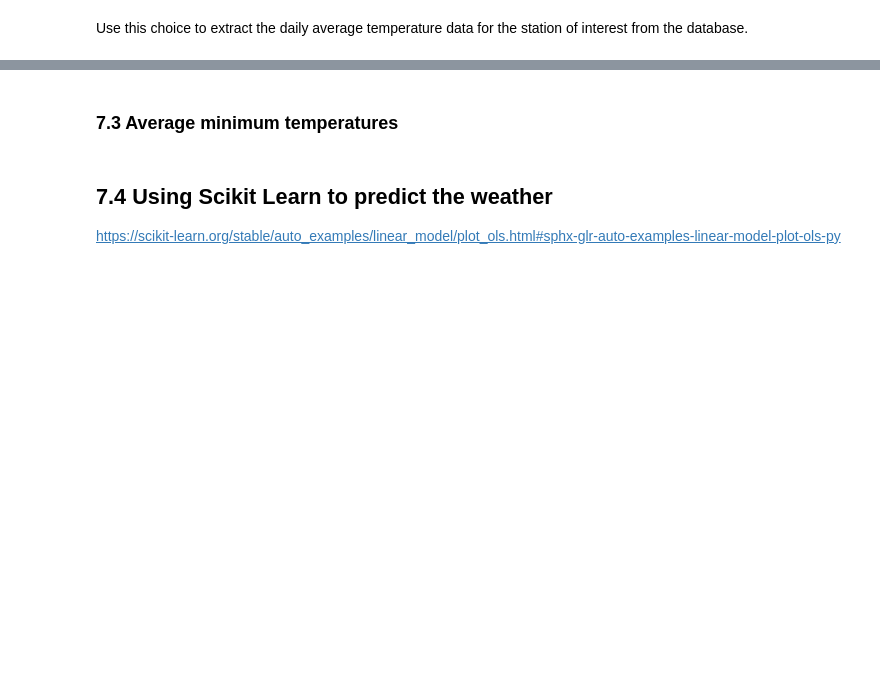
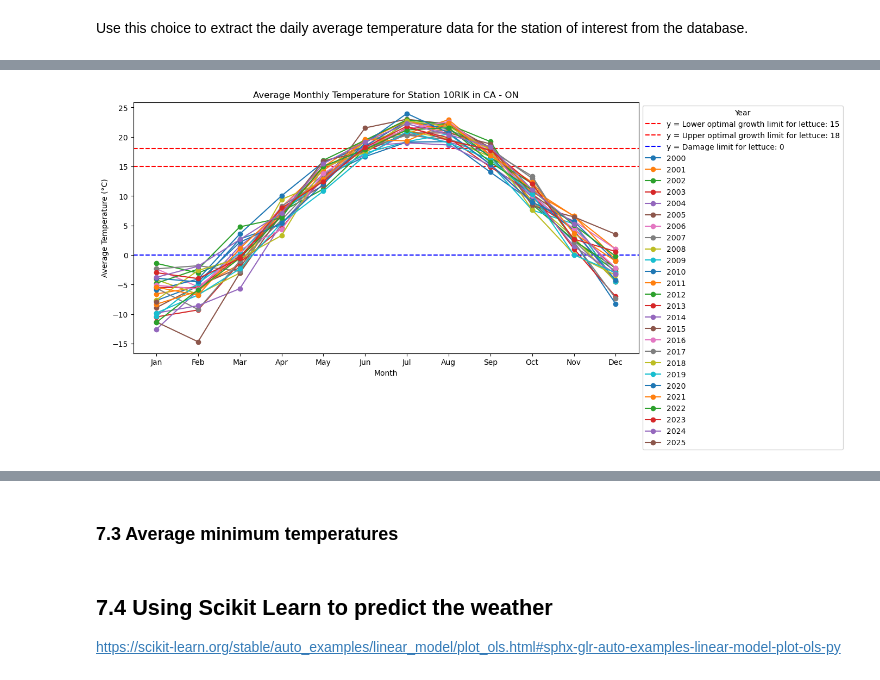
Before and after one commit to kknb1982/pfda, a Jupyter notebook: project/weather_suitability.ipynb, the cells around one changed output, grey strips where cells are left out. Saved outputs shown, nothing was run; the diff lists cells and outputs as text; code cells hidden in the pictures; blank space fills up the shorter version.

```diff
--- a/project/weather_suitability.ipynb
+++ b/project/weather_suitability.ipynb
@@ -671,0 +792,5 @@ finally:
+# %%
+lettuce_min = 0
+lettuce_max = 20
+lettuce_range_low = 15
+lettuce_range_high = 18
@@ -724,24 +869,29 @@ finally:
 # %%
 # Group by year and month, then calculate the average temperature for each month
 monthly_avg = df.groupby(["year", "month"])["avg_temp"].mean().reset_index()
 
 # Plot the data
 plt.figure(figsize=(12, 6))
 years = monthly_avg["year"].unique()
 
 # Draw a horizontal line at y_value
-plt.axhline(y=lettuce_range1, color='r', linestyle='--', label=f'y = Lower optimal growth limit for lettuce: {lettuce_range1}')
-plt.axhline(y=lettuce_range2, color='r', linestyle='--', label=f'y = Upper optimal growth limit for lettuce: {lettuce_range2}')
+plt.axhline(y=lettuce_range_low, color='r', linestyle='--', label=f'y = Lower optimal growth limit for lettuce: {lettuce_range_low}')
+plt.axhline(y=lettuce_range_high, color='r', linestyle='--', label=f'y = Upper optimal growth limit for lettuce: {lettuce_range_high}')
 plt.axhline(y=lettuce_min, color='b', linestyle='--', label=f'y = Damage limit for lettuce: {lettuce_min}')
+
+# Iterate over each year and plot the data
 for year in years:
     year_data = monthly_avg[monthly_avg["year"] == year]
     plt.plot(year_data["month"], year_data["avg_temp"], marker="o", label=str(year))
 
-
+# Label the chart
 plt.title(f"Average Monthly Temperature for Station {chosenstation} in {chosencountry} - {chosenregion}")
 plt.xlabel("Month")
 plt.ylabel("Average Temperature (°C)")
 plt.xticks(range(1, 13), ["Jan", "Feb", "Mar", "Apr", "May", "Jun", "Jul", "Aug", "Sep", "Oct", "Nov", "Dec"])
 plt.legend(title="Year", loc="best", bbox_to_anchor=(1, 1))
-plt.grid(True)
+
+# Show the plot
 plt.show()
+# %% [output]
+[figure, added]
```
Also changed, not shown: parts of 30 cells of this notebook.
